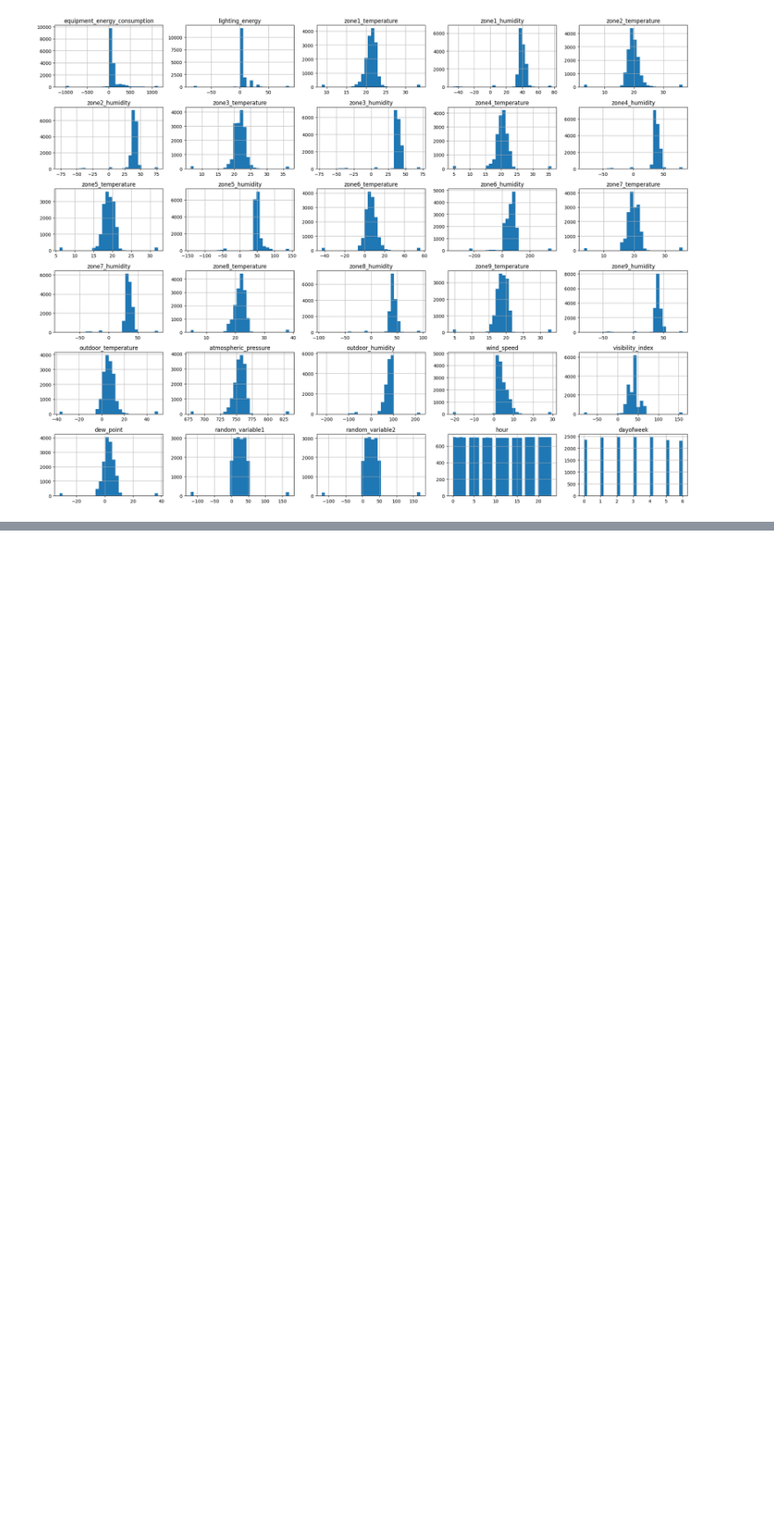
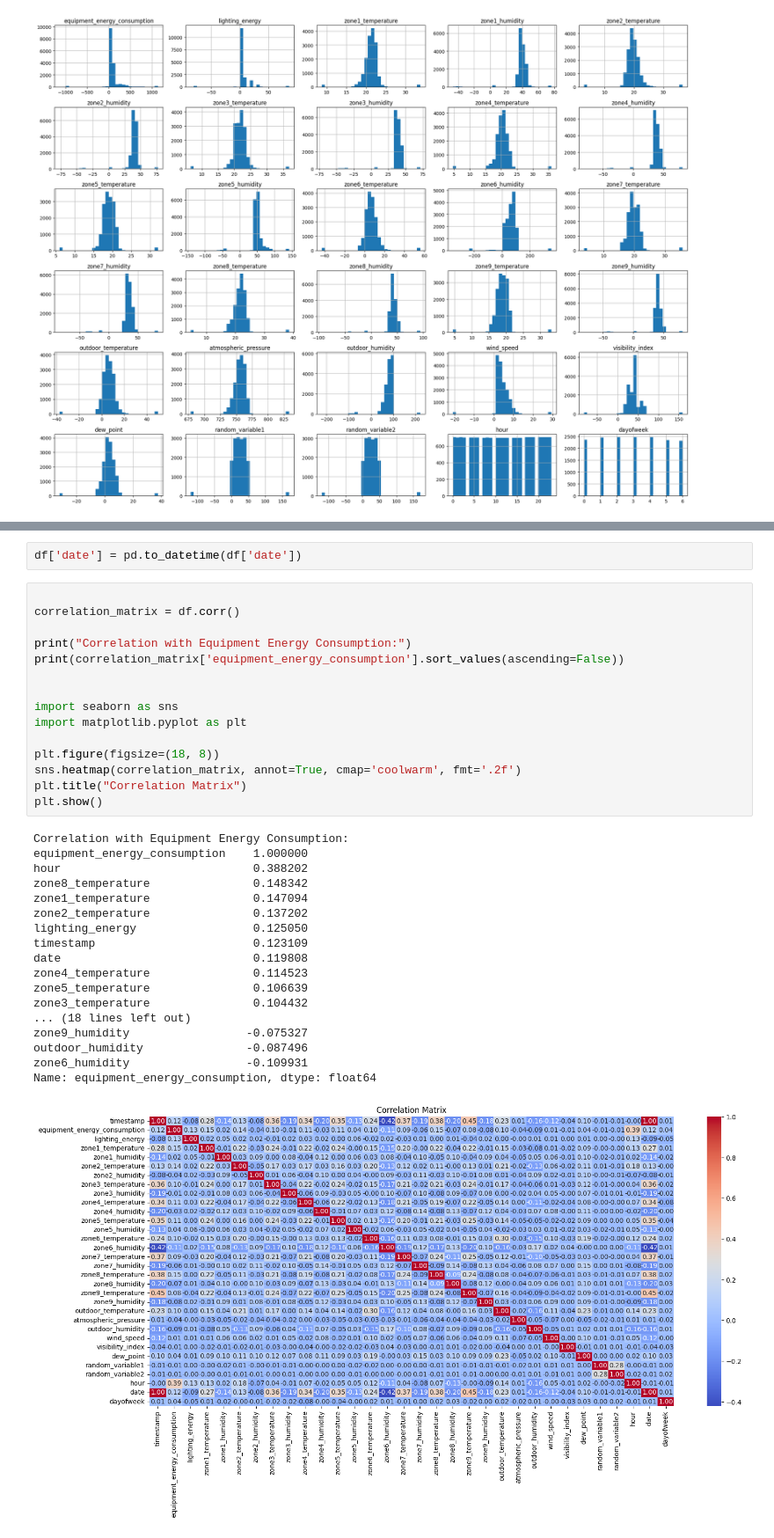
Before and after one commit to suprriyo/DS-Intern-Assignment-Supriyo-Chakraborty, a Jupyter notebook: EDA.ipynb, the cells around one changed output, grey strips where cells are left out. Shown at 88% size. Drawn from its saved outputs; the diff is of its cells as text; blank space fills up the shorter version.

```diff
--- a/EDA.ipynb
+++ b/EDA.ipynb
@@ -147,0 +270,36 @@ plt.show()
+# %%
+df['date'] = pd.to_datetime(df['date'])
+# %%
+
+correlation_matrix = df.corr()
+
+print("Correlation with Equipment Energy Consumption:")
+print(correlation_matrix['equipment_energy_consumption'].sort_values(ascending=False))
+
+
+import seaborn as sns
+import matplotlib.pyplot as plt
+
+plt.figure(figsize=(18, 8))
+sns.heatmap(correlation_matrix, annot=True, cmap='coolwarm', fmt='.2f')
+plt.title("Correlation Matrix")
+plt.show()
+# %% [output]
+Correlation with Equipment Energy Consumption:
+equipment_energy_consumption    1.000000
+hour                            0.388202
+zone8_temperature               0.148342
+zone1_temperature               0.147094
+zone2_temperature               0.137202
+lighting_energy                 0.125050
+timestamp                       0.123109
+date                            0.119808
+zone4_temperature               0.114523
+zone5_temperature               0.106639
+zone3_temperature               0.104432
+... (18 lines left out)
+zone9_humidity                 -0.075327
+outdoor_humidity               -0.087496
+zone6_humidity                 -0.109931
+Name: equipment_energy_consumption, dtype: float64
+[figure, added]
```
Also changed, not shown: parts of 26 cells of this notebook.
